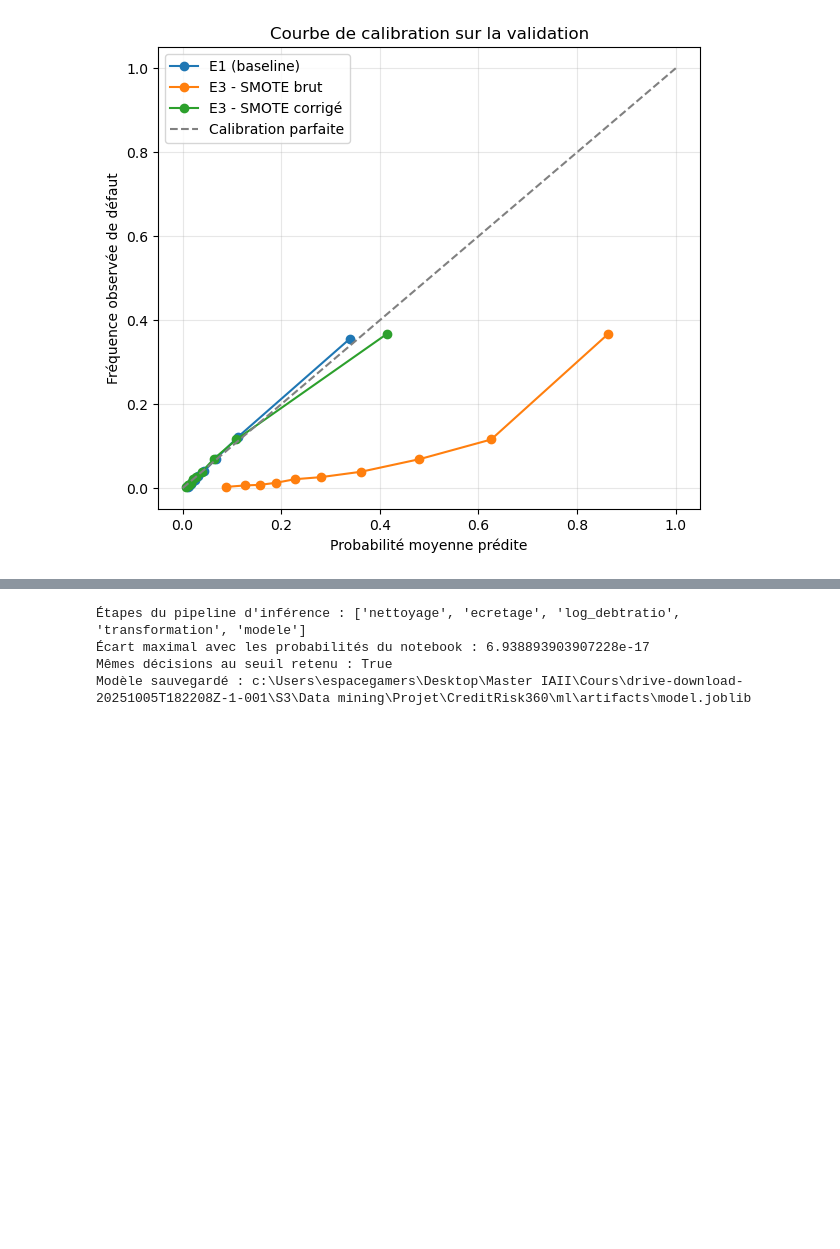
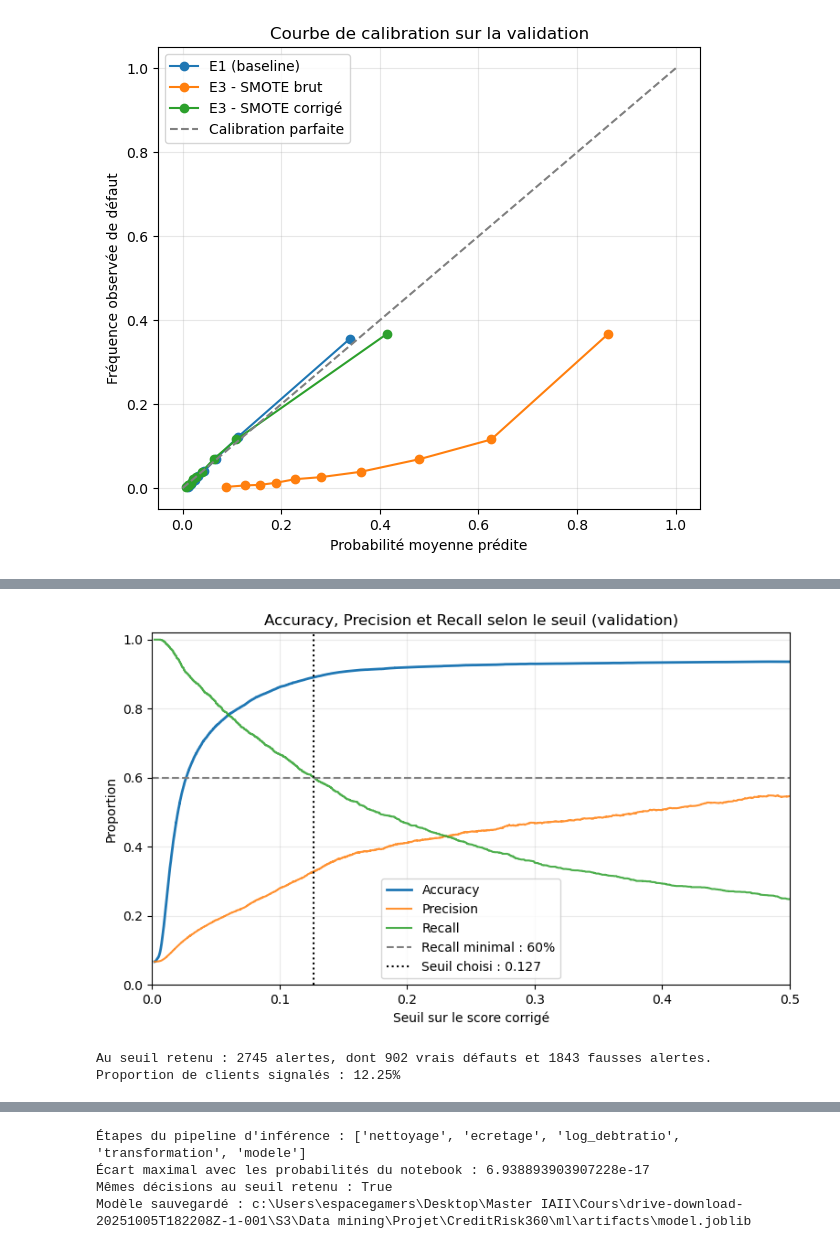
Before and after one commit to omarzinane1/CreditRisk360, a Jupyter notebook: notebooks/credit_scoring.ipynb, the cells around one changed output, grey strips where cells are left out. Cells and saved outputs as stored; diff of their text form; code cells hidden in the pictures; blank space fills up the shorter version.

```diff
--- a/notebooks/credit_scoring.ipynb
+++ b/notebooks/credit_scoring.ipynb
@@ -4991,3 +5146,45 @@ Matrice de confusion (validation, seuil retenu) :
+# %%
+# Accuracy, Precision et Recall selon le seuil sur la validation
+p_courbe, r_courbe, s_courbe = precision_recall_curve(y_val, proba_finale_corrigee)
+p_courbe, r_courbe = p_courbe[:-1], r_courbe[:-1]
+
+n_clients = len(y_val)
+n_defauts = int(y_val.sum())
+n_alertes = n_clients - np.searchsorted(
+    np.sort(proba_finale_corrigee), s_courbe, side="left"
+)
+vrais_positifs_courbe = np.rint(r_courbe * n_defauts).astype(int)
+faux_positifs_courbe = n_alertes - vrais_positifs_courbe
+vrais_negatifs_courbe = (n_clients - n_defauts) - faux_positifs_courbe
+accuracy_courbe = (vrais_positifs_courbe + vrais_negatifs_courbe) / n_clients
+
+fig, ax = plt.subplots(figsize=(9, 5))
+ax.plot(s_courbe, accuracy_courbe, label="Accuracy", linewidth=2)
+ax.plot(s_courbe, p_courbe, label="Precision", alpha=0.85)
+ax.plot(s_courbe, r_courbe, label="Recall", alpha=0.85)
+ax.axhline(
+    RECALL_MIN_DECISION, color="grey", linestyle="--",
+    label=f"Recall minimal : {RECALL_MIN_DECISION:.0%}"
+)
+ax.axvline(
+    SEUIL_DECISION, color="black", linestyle=":",
+    label=f"Seuil choisi : {SEUIL_DECISION:.3f}"
+)
+ax.set_xlabel("Seuil sur le score corrigé")
+ax.set_ylabel("Proportion")
+ax.set_ylim(0, 1.02)
+ax.set_xlim(0, min(0.5, max(s_courbe)))
+ax.set_title("Accuracy, Precision et Recall selon le seuil (validation)")
+ax.grid(alpha=0.25)
+ax.legend()
+plt.show()
+
+print(f"Au seuil retenu : {int(pred_val.sum())} alertes, dont {tp} vrais défauts et {fp} fausses alertes.")
+print(f"Proportion de clients signalés : {pred_val.mean():.2%}")
+# %% [output]
+[figure, added]
+Au seuil retenu : 2745 alertes, dont 902 vrais défauts et 1843 fausses alertes.
+Proportion de clients signalés : 12.25%
 # %% [markdown]
 ### Interprétation des résultats — calibration et seuil
 
```
Also changed, not shown: parts of 30 cells of this notebook, 7 other files.
